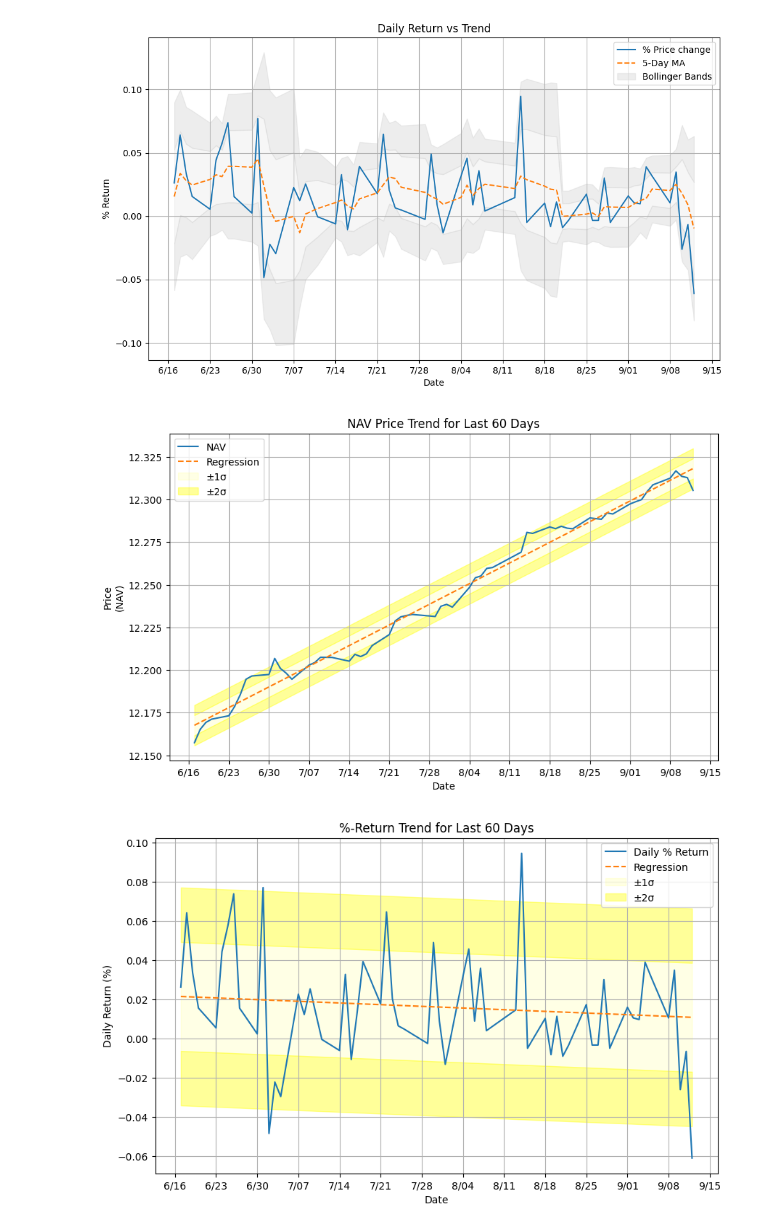
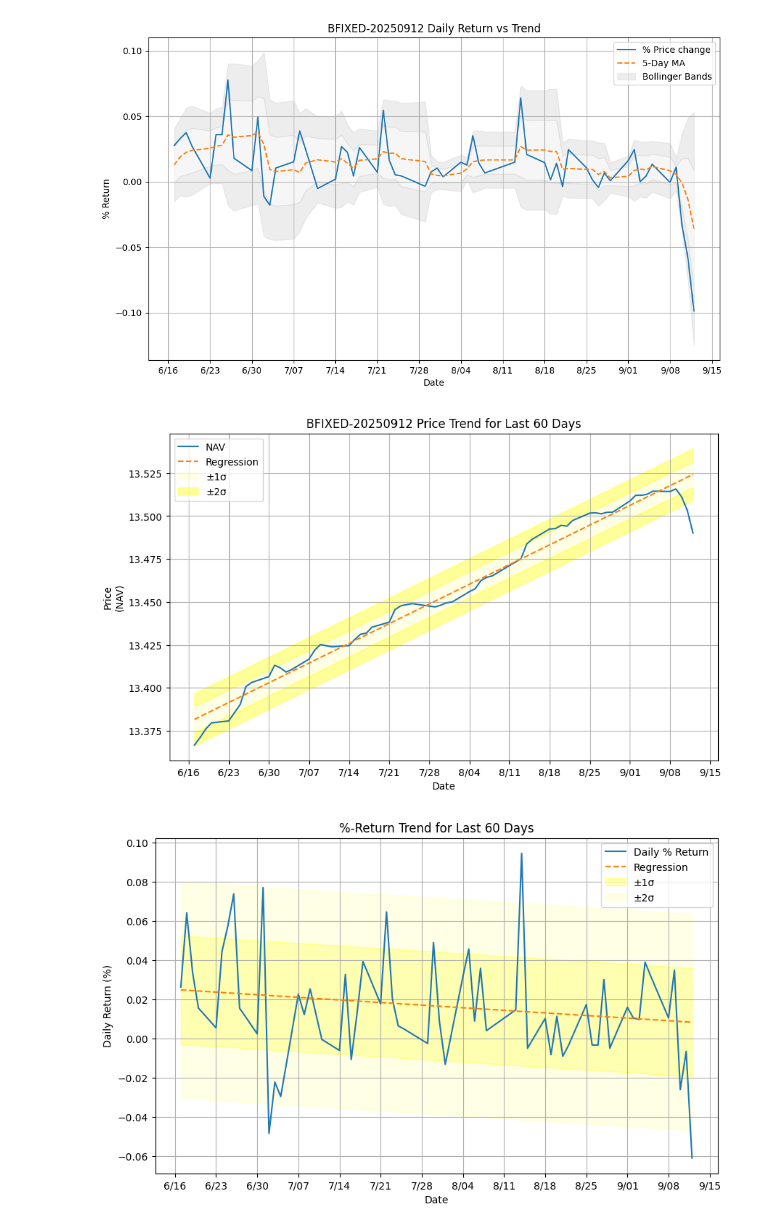
Before and after one commit to jbrucker/mm-analyzer, a Jupyter notebook: mm_trends.ipynb, the cells around one changed output. Cells and saved outputs as stored; diff of their text form; code cells hidden in the pictures.

```diff
--- a/mm_trends.ipynb
+++ b/mm_trends.ipynb
@@ -6,11 +23,22 @@ from sklearn.linear_model import LinearRegression
 # %%
-# Load data from CSV.  Keep only the columns named "DATE" and "NAV"
+# Specify the name of a CSV file containing nav (price) data and dates.
+# First line should be comment line naming the fields, and should include
+# field names "DATE" and "NAV".
+
 FILENAME = "KKP-ACT-FIXED.csv"
-# FILENAME = "BFIXED-20250912.csv"
+
+FILENAME = "BFIXED-20250912.csv"
 
 # How many days of data to use?
+# Using more data can help you see historical outliers,
+# but means that linear regression may not fit the current trend well.
 NUM_DAYS = 180
 
+# A descriptive name displayed on plots, e.g. the fund name.
+# You can replace this with a string literal, e.g. DESCRIPTION = "KKP Active Fixed"
+DESCRIPTION = os.path.splitext(os.path.basename(FILENAME))[0]
+
+# Create a data frame, using only the columns labeled 'DATE' and 'NAV'
 df = pd.read_csv(FILENAME, usecols=["DATE","NAV"], parse_dates=["DATE"])
 # Remove unused columns is not needed. Use 'usecols=' instead.
 # df = df.drop(columns=["THAIDATE","Month"]).rename(columns={"DATE": "Date"})
@@ -113,15 +133,11 @@ df.tail(20)
 # %%
 # Plot NAV, SMA, and Bollinger Bands
-# Plot recent data instead of entire df
+import matplotlib.dates as mdates
+
+# How many most recent days to plot?  Plotting too much date makes it hard to read.
 plot_days = 12 * 5
+plot_days = min(plot_days, len(df) - 1)
 
-# Bollinger Bands of Daily Returns
-df["Upper_1std"] = rolling_mean + 1 * rolling_std
-df["Upper_2std"] = rolling_mean + 2 * rolling_std
-df["Lower_1std"] = rolling_mean - 1 * rolling_std
-df["Lower_2std"] = rolling_mean - 2 * rolling_std
-
-import matplotlib.dates as mdates
 # Locate x-ticks every 5 days
 # xticks = mdates.DayLocator(interval=5)
 # Locate x-ticks on Mondays
@@ -147,7 +163,7 @@ plt.fill_between(recent.index, recent["Lower_1std"], recent["Upper_1std"],  colo
 # concise format for dates on x-axis
 plt.gca().xaxis.set_major_formatter(mdates.DateFormatter("%-m/%d"))  # "m/dd" format
 plt.gca().xaxis.set_major_locator(xticks)
-plt.title("Daily Return vs Trend")
+plt.title(f"{DESCRIPTION} Daily Return vs Trend")
 plt.xlabel("Date")
 plt.ylabel("% Return")
 plt.legend()
@@ -155,10 +171,11 @@ plt.grid(True)
 plt.tight_layout()
 plt.show()
 # %% [output]
-[figure, old version]
+[figure, new version]
 # %%
 # Regression of NAV and regression trend line for last N days
 N = 12 * 5
+N = min(N, len(df) - 1)
 recent = df.tail(N).copy()
 # Convert dates to integer number of days since beginning of the data
 X = (recent.index - recent.index[0]).days.values.reshape(-1,1)
@@ -190,57 +207,57 @@ xticks = mdates.WeekdayLocator(byweekday=mdates.MO)
 # Automatic tick locator
 # xticks = mdates.AutoDateLocator()
 plt.gca().xaxis.set_major_locator(xticks)
-plt.title(f"NAV Price Trend for Last {N} Days")
+plt.title(f"{DESCRIPTION} Price Trend for Last {N} Days")
 plt.xlabel("Date")
 plt.ylabel("Price\n(NAV)")
 plt.legend()
 plt.grid(True)
 plt.show()
 # %% [output]
-[figure, old version]
+[figure, new version]
 # %%
 # Linear Regression using daily % return as Y variable
 # Regression of NAV and regression trend line for last N days
 N = 12 * 5
-# N = NUM_DAYS - 2
+N = min(N, len(df) - 1)
 recent = df.tail(N).copy()
 # Convert dates to integer number of days since beginning of the data
 X = (recent.index - recent.index[0]).days.values.reshape(-1,1)
 Y = recent["NAV_DIF_PCT"].values
 
 # regression but exclude M days on both ends
-M = 2
+M = 1
 model = LinearRegression().fit(X[M:-M], Y[M:-M]) if M > 0 else LinearRegression().fit(X, Y)
 trend = model.predict(X)
 
 # For confidence bands
 residuals = Y - trend
 sigma = np.std(residuals)
 
 plt.figure(figsize=(10,6))
 plt.plot(recent.index, Y, label="Daily % Return")  # marker="o"
 plt.plot(recent.index, trend, linestyle="--", label="Regression")
 
 # 1- and 2-stdev bands
 fill_color = "yellow"
-plt.fill_between(recent.index, trend - sigma, trend + sigma, color=fill_color, alpha=0.1, label="±1σ")
-plt.fill_between(recent.index, trend - 2*sigma, trend - 1*sigma, color=fill_color, alpha=0.4, label="±2σ")
-plt.fill_between(recent.index, trend + 2*sigma, trend + 1*sigma, color=fill_color, alpha=0.4)
+plt.fill_between(recent.index, trend - sigma, trend + sigma, color=fill_color, alpha=0.3, label="±1σ")
+plt.fill_between(recent.index, trend - 2*sigma, trend - 1*sigma, color=fill_color, alpha=0.1, label="±2σ")
+plt.fill_between(recent.index, trend + 2*sigma, trend + 1*sigma, color=fill_color, alpha=0.1)
 
 # concise format for dates on x-axis
 plt.gca().xaxis.set_major_formatter(mdates.DateFormatter("%-m/%d"))  # "m/dd" format
 # Locate x-ticks every 5 days:
 # xticks = mdates.DayLocator(interval=5)
 # Locate x-ticks on Mondays
 xticks = mdates.WeekdayLocator(byweekday=mdates.MO)
 # Automatic tick locator
 # xticks = mdates.AutoDateLocator()
 plt.gca().xaxis.set_major_locator(xticks)
 plt.title(f"%-Return Trend for Last {N} Days")
 plt.xlabel("Date")
 plt.ylabel("Daily Return (%)")
 plt.legend()
 plt.grid(True)
 plt.show()
 # %% [output]
-[figure, old version]
+[figure, new version]
```
Also changed, not shown: parts of 5 cells of this notebook, 4 other files.
